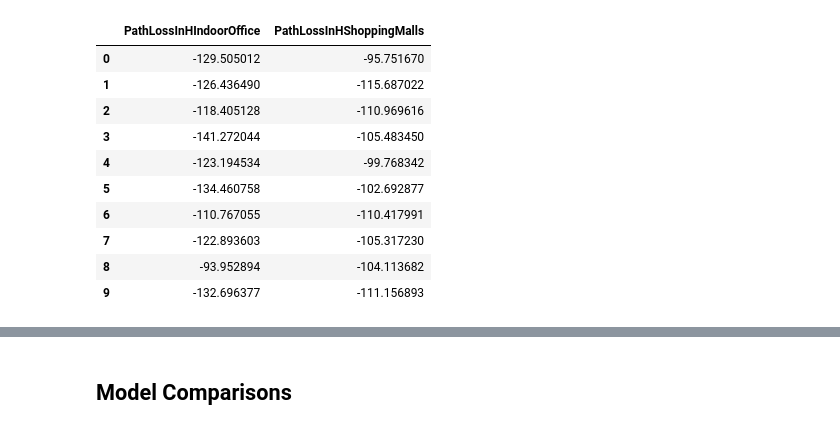
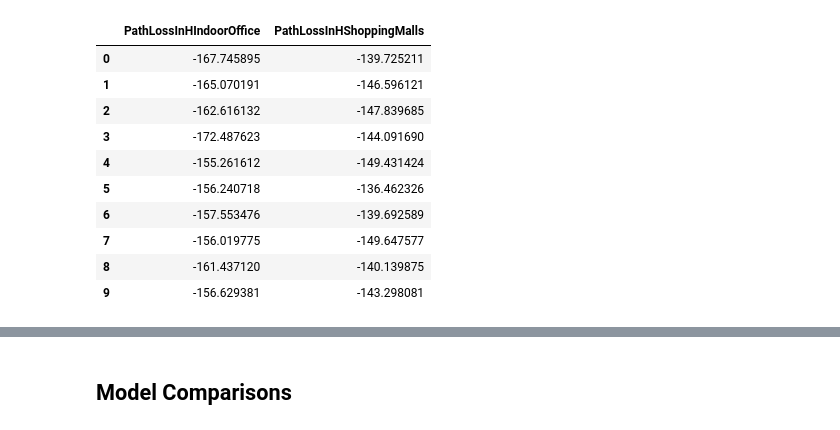
Before and after one commit to youlei202/research-weighted-sum-rate, a Jupyter notebook: poc.ipynb, the cells around one changed output, grey strips where cells are left out. Drawn from its saved outputs; the diff is of its cells as text; code cells hidden in the pictures.

```diff
--- a/poc.ipynb
+++ b/poc.ipynb
@@ -19,20 +18,24 @@ from src.experiment import ExperimentInterferenceModelComparison
 %autoreload 2
 %aimport src
 # %%
+frequency_Hz = 60 * 1e09
+distance_m = 200
+sample_size=10
+
 pd.DataFrame({
     'PathLossInHIndoorOffice':[PathLossInHIndoorOffice().in_dBm(frequency_Hz=frequency_Hz, distance_m=distance_m) for i in range(sample_size)],
     'PathLossInHShoppingMalls': [PathLossInHShoppingMalls().in_dBm(frequency_Hz=frequency_Hz, distance_m=distance_m) for i in range(sample_size)],
 })
 # %% [output]
 |  | PathLossInHIndoorOffice | PathLossInHShoppingMalls |
-| 0 | -129.505012 | -95.751670 |
-| 1 | -126.436490 | -115.687022 |
-| 2 | -118.405128 | -110.969616 |
-| 3 | -141.272044 | -105.483450 |
-| 4 | -123.194534 | -99.768342 |
-| 5 | -134.460758 | -102.692877 |
-| 6 | -110.767055 | -110.417991 |
-| 7 | -122.893603 | -105.317230 |
-| 8 | -93.952894 | -104.113682 |
-| 9 | -132.696377 | -111.156893 |
+| 0 | -167.745895 | -139.725211 |
+| 1 | -165.070191 | -146.596121 |
+| 2 | -162.616132 | -147.839685 |
+| 3 | -172.487623 | -144.091690 |
+| 4 | -155.261612 | -149.431424 |
+| 5 | -156.240718 | -136.462326 |
+| 6 | -157.553476 | -139.692589 |
+| 7 | -156.019775 | -149.647577 |
+| 8 | -161.437120 | -140.139875 |
+| 9 | -156.629381 | -143.298081 |
 # %%
```
Also changed, not shown: parts of 16 cells of this notebook.
